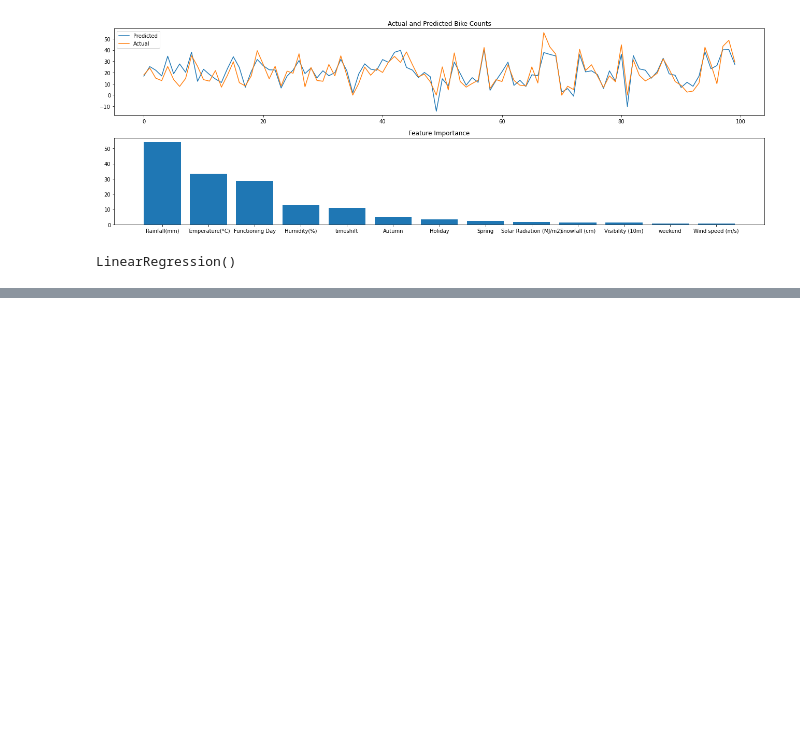
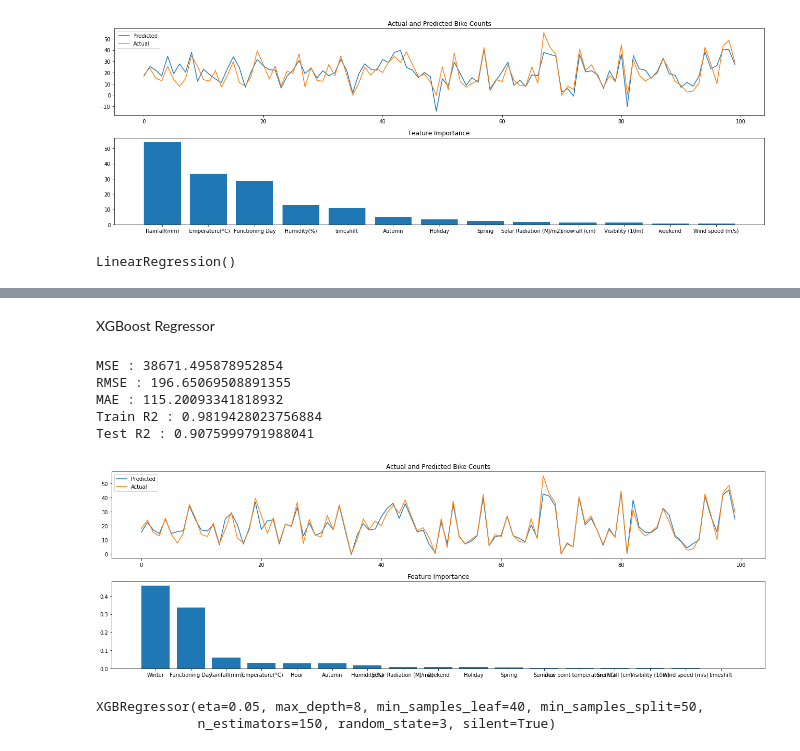
Before and after one commit to Nikkiie/Bike-sharing-demand-prediction-Cap-2-, a Jupyter notebook: Individual_colab_bike_sharing_demand_pred.ipynb, the cells around one changed output, grey strips where cells are left out. Drawn from its saved outputs; the diff is of its cells as text; code cells hidden in the pictures; blank space fills up the shorter version.

```diff
--- a/Individual_colab_bike_sharing_demand_pred.ipynb
+++ b/Individual_colab_bike_sharing_demand_pred.ipynb
@@ -491,0 +560,28 @@ LinearRegression()
+# %% [markdown]
+XGBoost Regressor
+# %%
+# Regressor
+regressor = XGBRegressor(silent=True, random_state=3)
+
+# HYperparameter Grid
+grid = {'n_estimators' : n_estimators,
+        'max_depth' : max_depth,
+        'min_samples_split' : min_samples_split,
+        'min_samples_leaf' : min_samples_leaf,
+        'eta' : eta}
+
+# GridSearch to find the best parameters
+xgb = GridSearchCV(regressor, param_grid = grid, scoring = 'neg_mean_squared_error', cv=5)
+xgb.fit(X_train, y_train)
+
+# Analysing the model with best set of parametes
+analyse_model(xgb.best_estimator_, X_train, X_test, y_train, y_test)
+# %% [output]
+MSE : 38671.495878952854
+RMSE : 196.65069508891355
+MAE : 115.20093341818932
+Train R2 : 0.9819428023756884
+Test R2 : 0.9075999791988041
+[figure, added]
+XGBRegressor(eta=0.05, max_depth=8, min_samples_leaf=40, min_samples_split=50,
+             n_estimators=150, random_state=3, silent=True)
```
Also changed, not shown: parts of 11 cells of this notebook.
